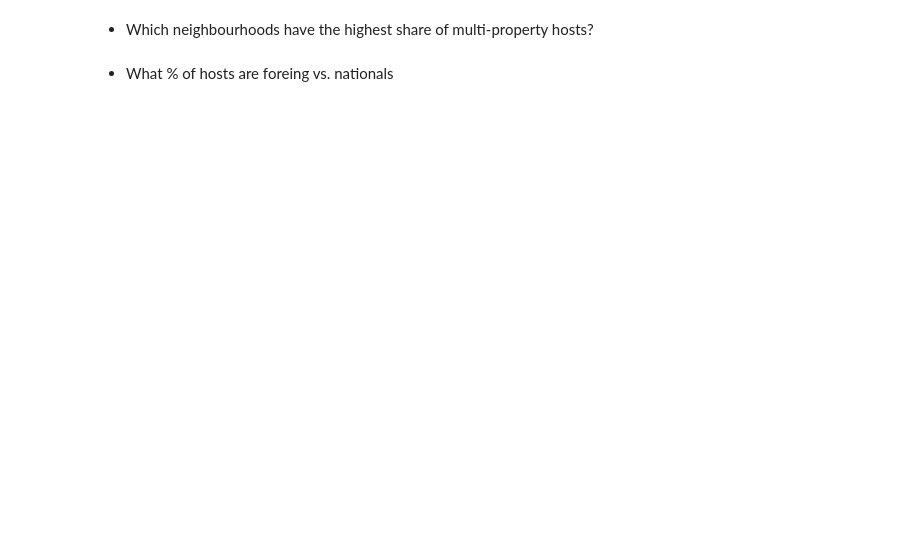
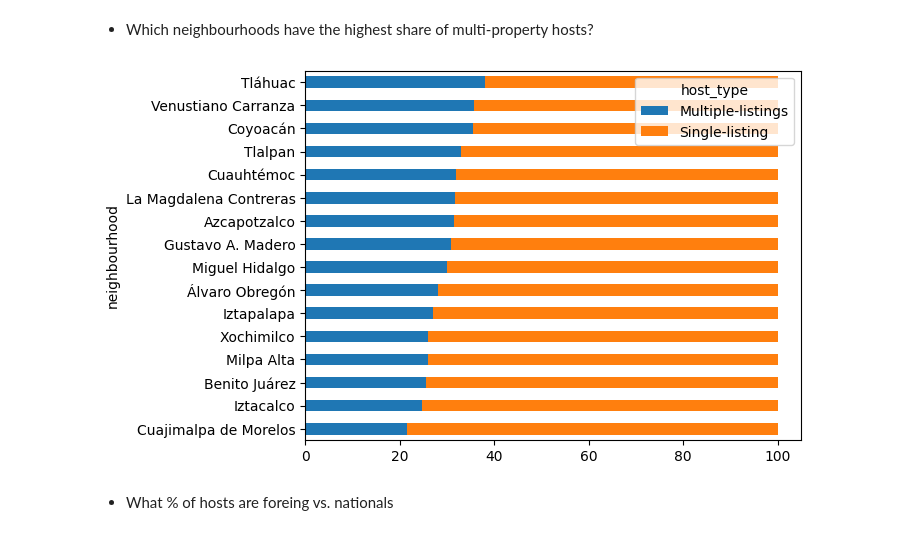
Before and after one commit to EdgarHTT/Airbnb_CDMX_EDA, a Jupyter notebook: Airbnb_CDMX_EDA.ipynb, the cells around one changed output. Saved outputs shown, nothing was run; the diff lists cells and outputs as text; code cells hidden in the pictures; blank space fills up the shorter version.

```diff
--- a/Airbnb_CDMX_EDA.ipynb
+++ b/Airbnb_CDMX_EDA.ipynb
@@ -299,4 +299,37 @@ ValueError: x must be 1D
 # %% [markdown]
 - Which neighbourhoods have the highest share of multi-property hosts?
+# %%
+# Temporary dataframe
+hosts = (listings[['host_id', 'neighbourhood']].drop_duplicates('host_id'))
+
+# Map new column by the amount of listings a host has
+hosts['host_type'] = hosts['host_id'].map(
+    lambda x: 'Single-listing' if host_listing_counts[x] == 1 else 'Multiple-listings'
+)
+
+# Count the groups
+hosts_by_neighbourhood = (
+    hosts.groupby(['neighbourhood', 'host_type']).size().unstack(fill_value=0)
+)
+
+# Change to percents
+pct_by_neighbourhood = (
+    hosts_by_neighbourhood.div(hosts_by_neighbourhood.sum(axis=1), axis=0) * 100
+)
+
+# Sort by the sum of the multiple-listings
+pct_by_neighbourhood.sort_values(
+    by='Multiple-listings',
+    ascending=True,
+    inplace=True
+)
+
+pct_by_neighbourhood.plot(
+    kind='barh',
+    stacked=True,
+
+);
+# %% [output]
+[figure, added]
 # %% [markdown]
 - What % of hosts are foreing vs. nationals
```
Also changed, not shown: parts of 11 cells of this notebook.
